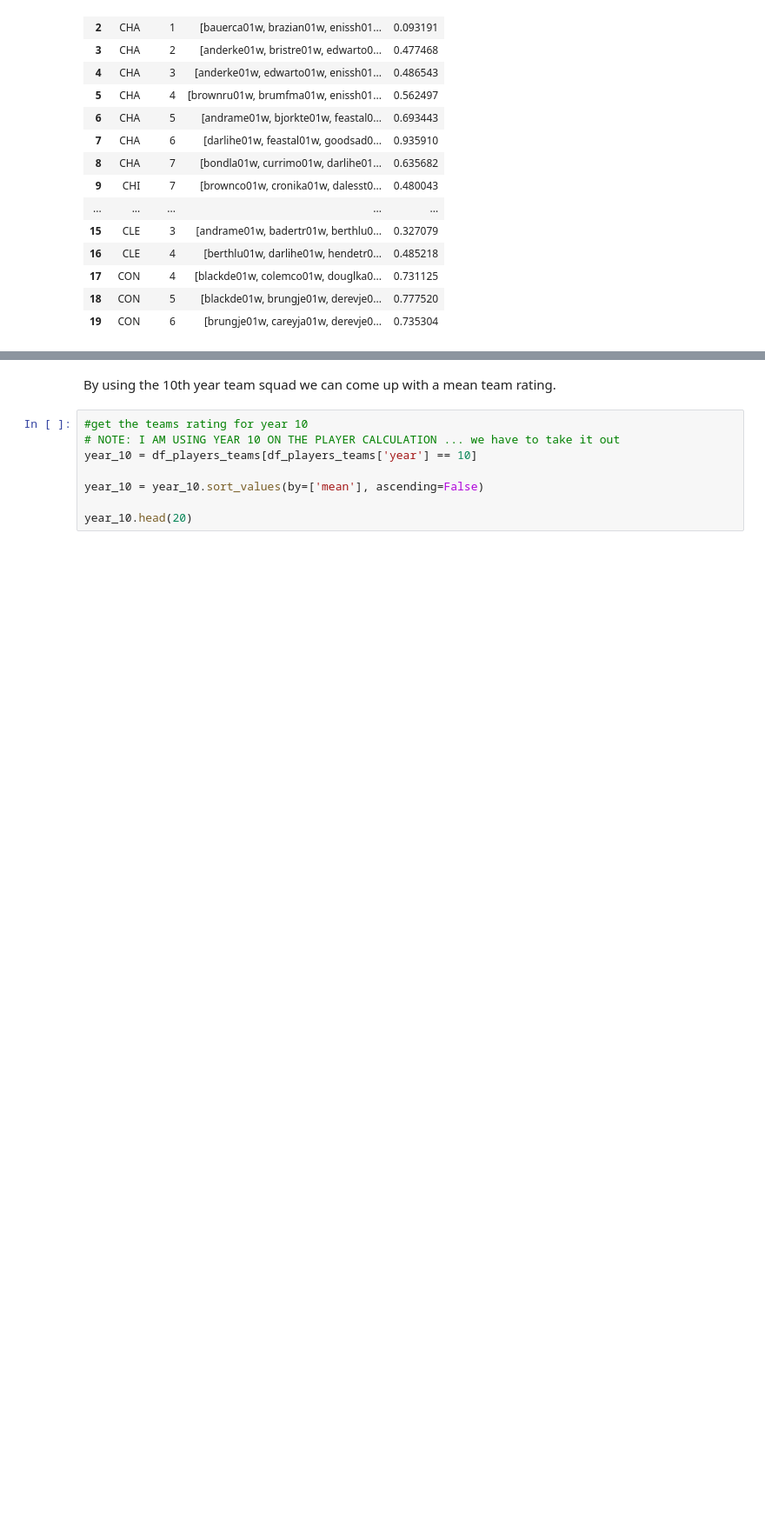
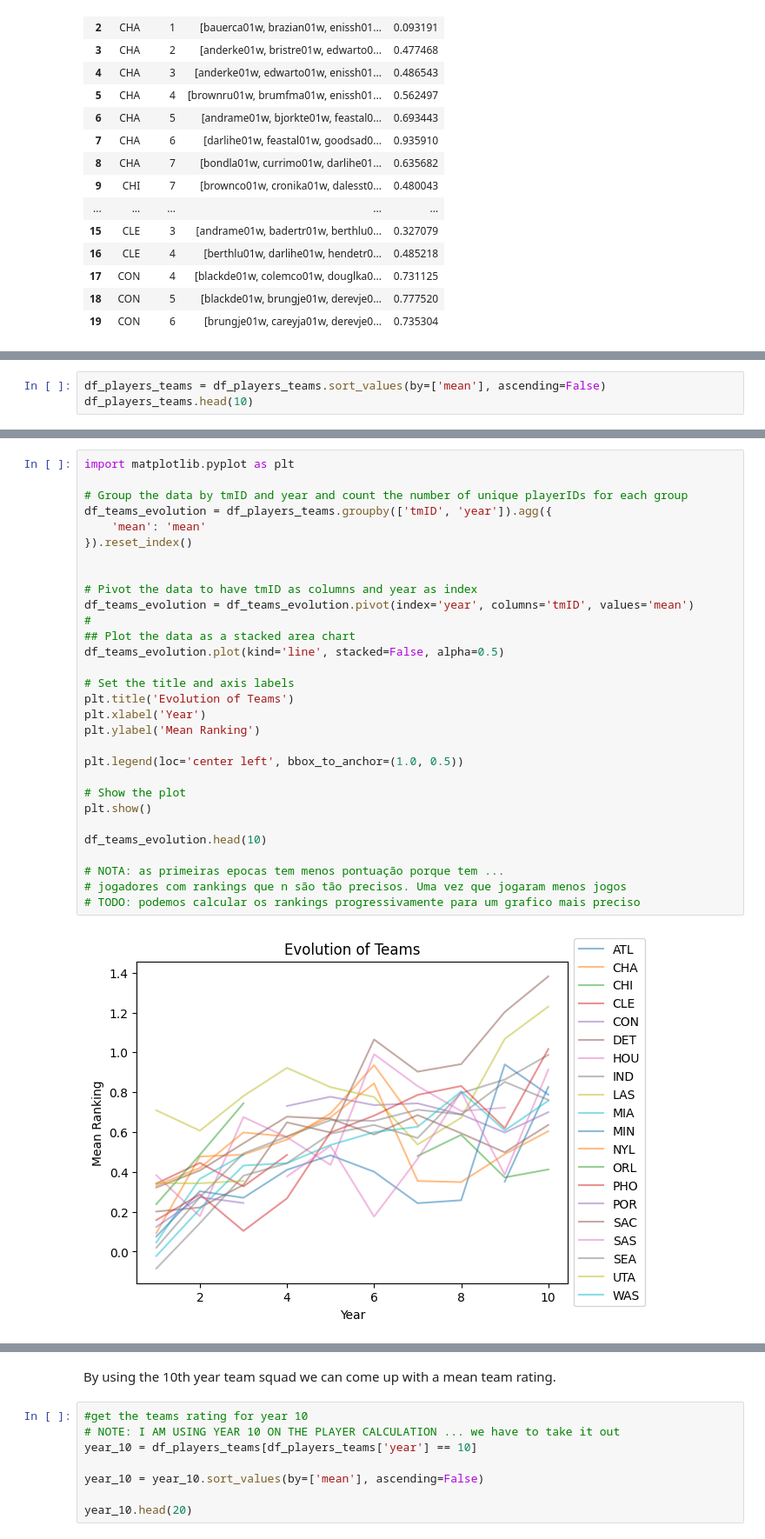
Before and after one commit to m21ark/ac, a Jupyter notebook: tmp.ipynb, the cells around one changed output, grey strips where cells are left out. Shown at 87% size. Saved outputs shown, nothing was run; the diff lists cells and outputs as text; blank space fills up the shorter version.

Commit message:
best teams and graphic of team evolution

```diff
--- a/tmp.ipynb
+++ b/tmp.ipynb
@@ -98,0 +101,3 @@ df_players_teams.head(20)
+# %%
+df_players_teams = df_players_teams.sort_values(by=['mean'], ascending=False)
+df_players_teams.head(10)
@@ -98,0 +116,32 @@ df_players_teams.head(20)
+# %%
+import matplotlib.pyplot as plt
+
+# Group the data by tmID and year and count the number of unique playerIDs for each group
+df_teams_evolution = df_players_teams.groupby(['tmID', 'year']).agg({
+    'mean': 'mean'
+}).reset_index()
+
+
+# Pivot the data to have tmID as columns and year as index
+df_teams_evolution = df_teams_evolution.pivot(index='year', columns='tmID', values='mean')
+#
+## Plot the data as a stacked area chart
+df_teams_evolution.plot(kind='line', stacked=False, alpha=0.5)
+
+# Set the title and axis labels
+plt.title('Evolution of Teams')
+plt.xlabel('Year')
+plt.ylabel('Mean Ranking')
+
+plt.legend(loc='center left', bbox_to_anchor=(1.0, 0.5))
+
+# Show the plot
+plt.show()
+
+df_teams_evolution.head(10)
+
+# NOTA: as primeiras epocas tem menos pontuação porque tem ...
+# jogadores com rankings que n são tão precisos. Uma vez que jogaram menos jogos
+# TODO: podemos calcular os rankings progressivamente para um grafico mais preciso
+# %% [output]
+[figure, added]
```
Also changed, not shown: parts of 4 cells of this notebook, 1 other file.
